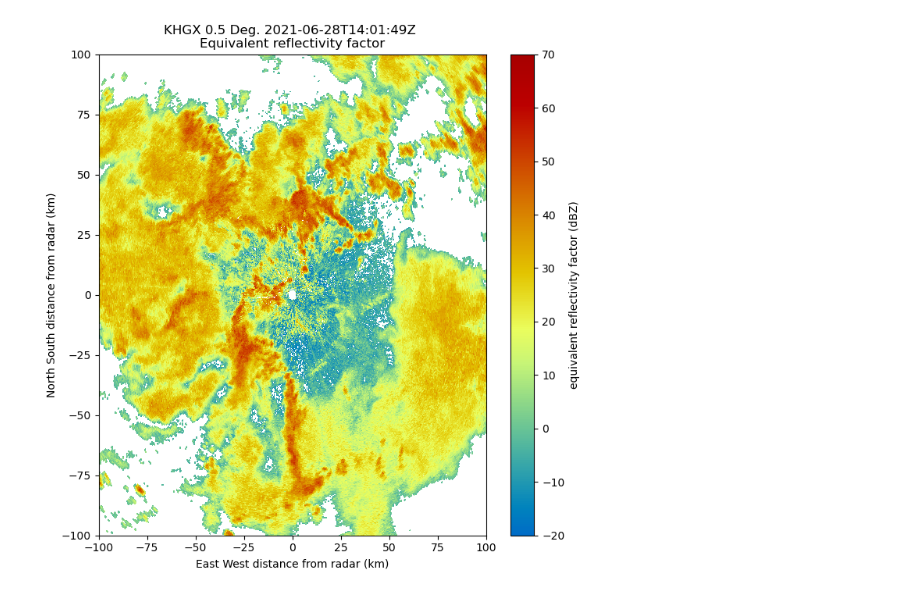
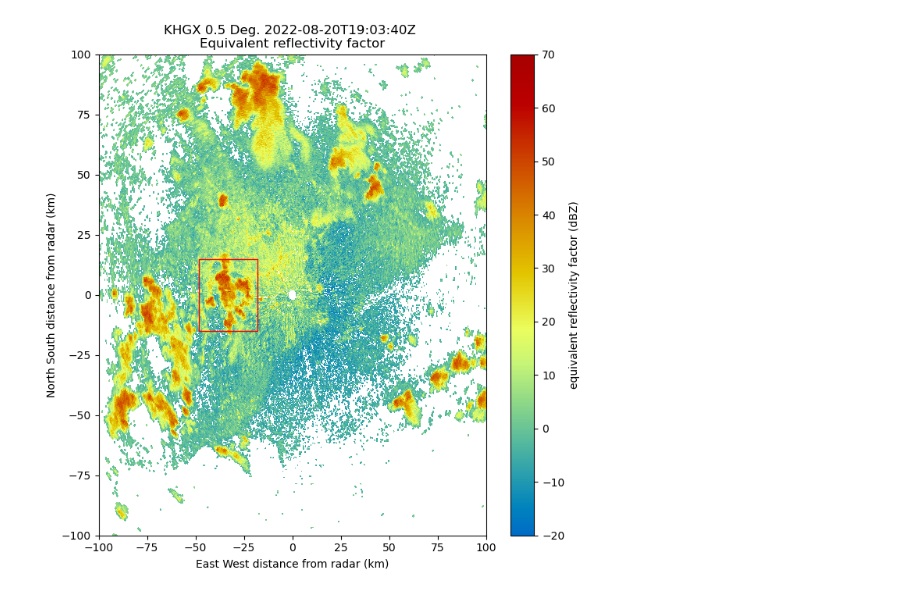
Before and after one commit to oluwafemiomitusa/Geospatial-Analysis, a Jupyter notebook: Second_part/Jupyter Notebooks/New/cfad.ipynb, the cells around one changed output. Cells and saved outputs as stored; diff of their text form; code cells hidden in the pictures.

```diff
--- a/Second_part/Jupyter Notebooks/New/cfad.ipynb
+++ b/Second_part/Jupyter Notebooks/New/cfad.ipynb
@@ -75,0 +132,19 @@ kdp_calc = True
+# %%
+folder_path = 'C:/Users/omitu/Desktop/KHGX/KHGX*'
+
+# Create a list of file paths
+filenames = glob.glob(folder_path)
+
+# Print the list of file paths (optional)
+for file in filenames:
+    print(file)
+
+
+# List to store grids
+radars = []
+
+# Loop over each file
+for filename in filenames:
+    # Read the radar file
+    radar = pyart.io.read(filename)
+    radars.append(radar)
@@ -97,8 +197,25 @@ plt.savefig('Strat_Z_'+weight_func+'.png')
-# %%
-fig = plt.figure(figsize=(8,8))
-display = pyart.graph.RadarDisplay(radars[1])
-display.plot_ppi('reflectivity',sweep=0,vmin=-20,vmax=70)
-display.set_limits(xlim=(-100,100),ylim=(-100,100))
-#plt.savefig('Raw_Z.png')
-# %% [output]
-[figure, removed]
+# %%
+import matplotlib.pyplot as plt
+import matplotlib.patches as patches
+import pyart  # Assuming you have already imported pyart
+
+fig = plt.figure(figsize=(8, 8))
+display = pyart.graph.RadarDisplay(radars[0])
+display.plot_ppi('reflectivity', sweep=0, vmin=-20, vmax=70)
+display.set_limits(xlim=(-100, 100), ylim=(-100, 100))
+
+# Define the rectangle dimensions
+# Replace x, y, width, height with your specific values
+x, y, width, height = -48, -15, 30, 30  # Example values
+rect = patches.Rectangle((x, y), width, height, linewidth=1, edgecolor='r', facecolor='none')
+
+# Add the rectangle to the plot
+ax = plt.gca()  # Get current axes
+ax.add_patch(rect)
+
+# Uncomment the following line to save the figure
+# plt.savefig('Raw_Z_with_box.png')
+
+plt.show()
+# %% [output]
+[figure, added]
```
Also changed, not shown: parts of 13 cells of this notebook.
